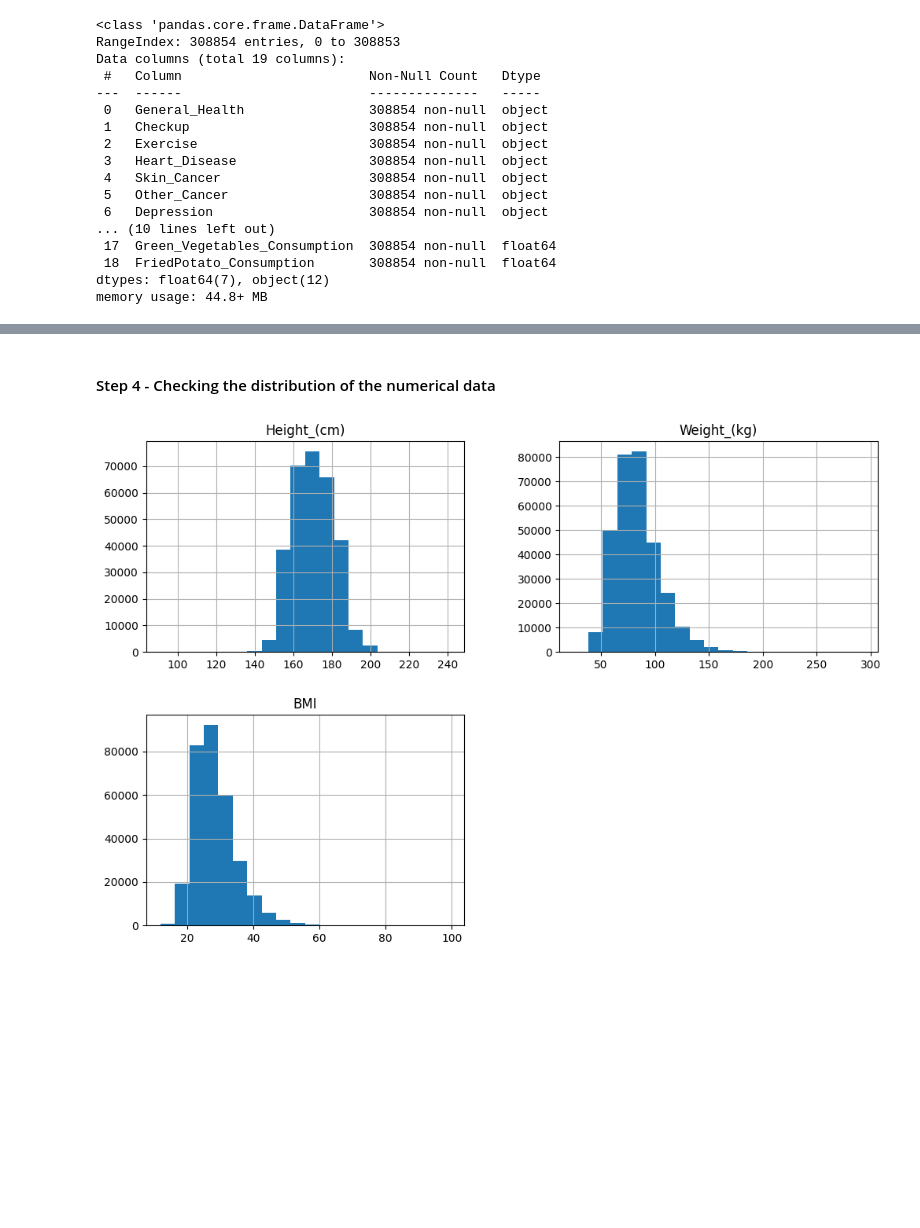
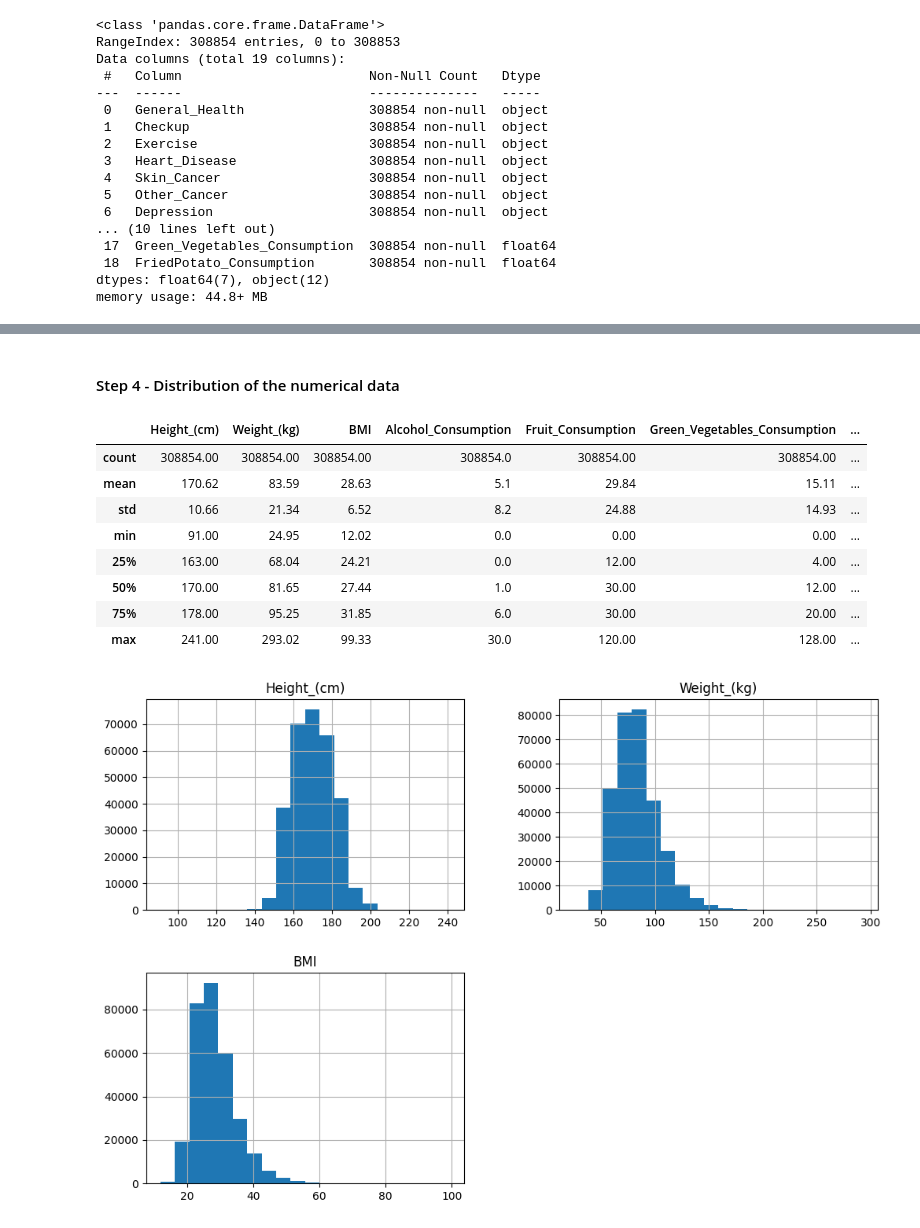
Before and after one commit to AnaLuna464/P.M3v1, a Jupyter notebook: eda.ipynb, the cells around one changed output, grey strips where cells are left out. Cells and saved outputs as stored; diff of their text form; code cells hidden in the pictures; blank space fills up the shorter version.

```diff
--- a/eda.ipynb
+++ b/eda.ipynb
@@ -77,5 +234,18 @@ array(['Within the past 2 years', 'Within the past year',
 # %% [markdown]
-#### Step 4 - Checking the distribution of the numerical data
+#### Step 4 - Distribution of the numerical data
+# %%
+# First, we can check the distribution of the numerical columns
+df.describe().round(2)
+# %% [output]
+|  | Height_(cm) | Weight_(kg) | BMI | Alcohol_Consumption | Fruit_Consumption | Green_Vegetables_Consumption | ... |
+| count | 308854.00 | 308854.00 | 308854.00 | 308854.0 | 308854.00 | 308854.00 | ... |
+| mean | 170.62 | 83.59 | 28.63 | 5.1 | 29.84 | 15.11 | ... |
+| std | 10.66 | 21.34 | 6.52 | 8.2 | 24.88 | 14.93 | ... |
+| min | 91.00 | 24.95 | 12.02 | 0.0 | 0.00 | 0.00 | ... |
+| 25% | 163.00 | 68.04 | 24.21 | 0.0 | 12.00 | 4.00 | ... |
+| 50% | 170.00 | 81.65 | 27.44 | 1.0 | 30.00 | 12.00 | ... |
+| 75% | 178.00 | 95.25 | 31.85 | 6.0 | 30.00 | 20.00 | ... |
+| max | 241.00 | 293.02 | 99.33 | 30.0 | 120.00 | 128.00 | ... |
 # %%
 # We will check the distribution of the numerical data with a histogram of the columns height, weight, and BMI
 df[['Height_(cm)', 'Weight_(kg)', 'BMI']].hist(bins=20, figsize=(12, 8), layout=(2, 2))
```
Also changed, not shown: parts of 25 cells of this notebook, 1 other file.
